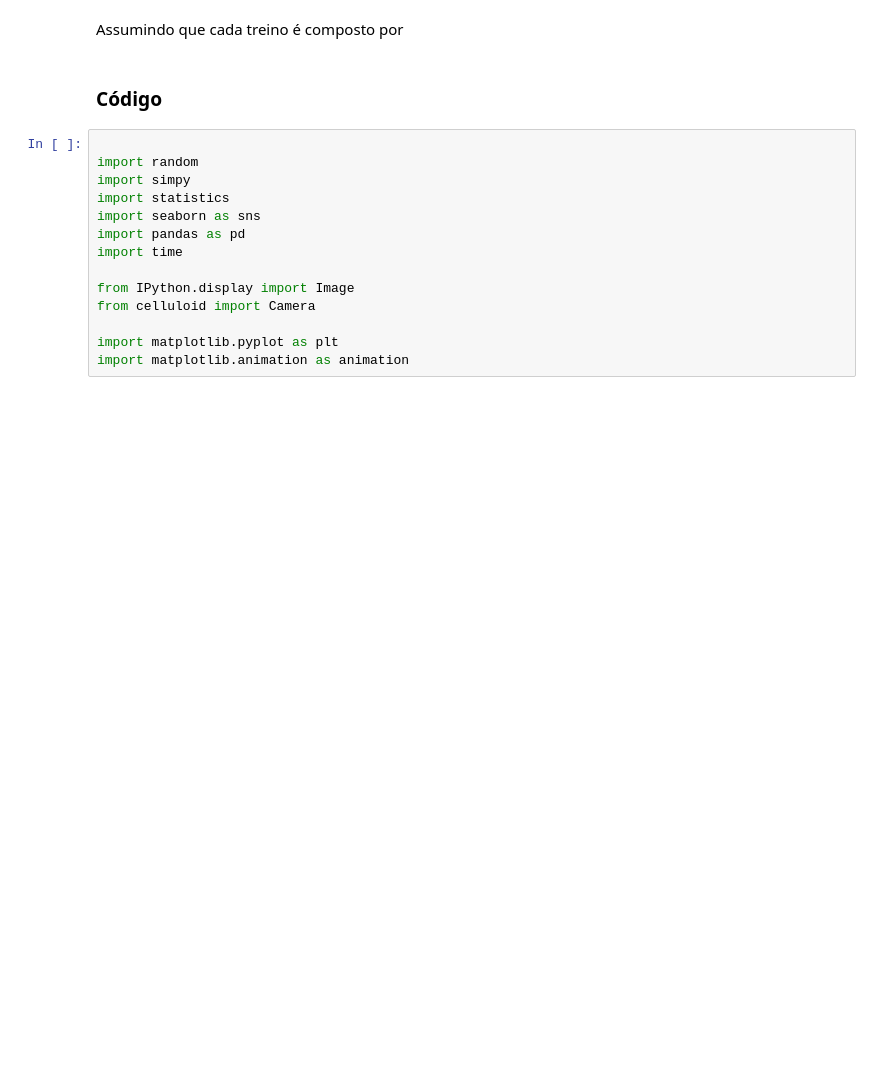
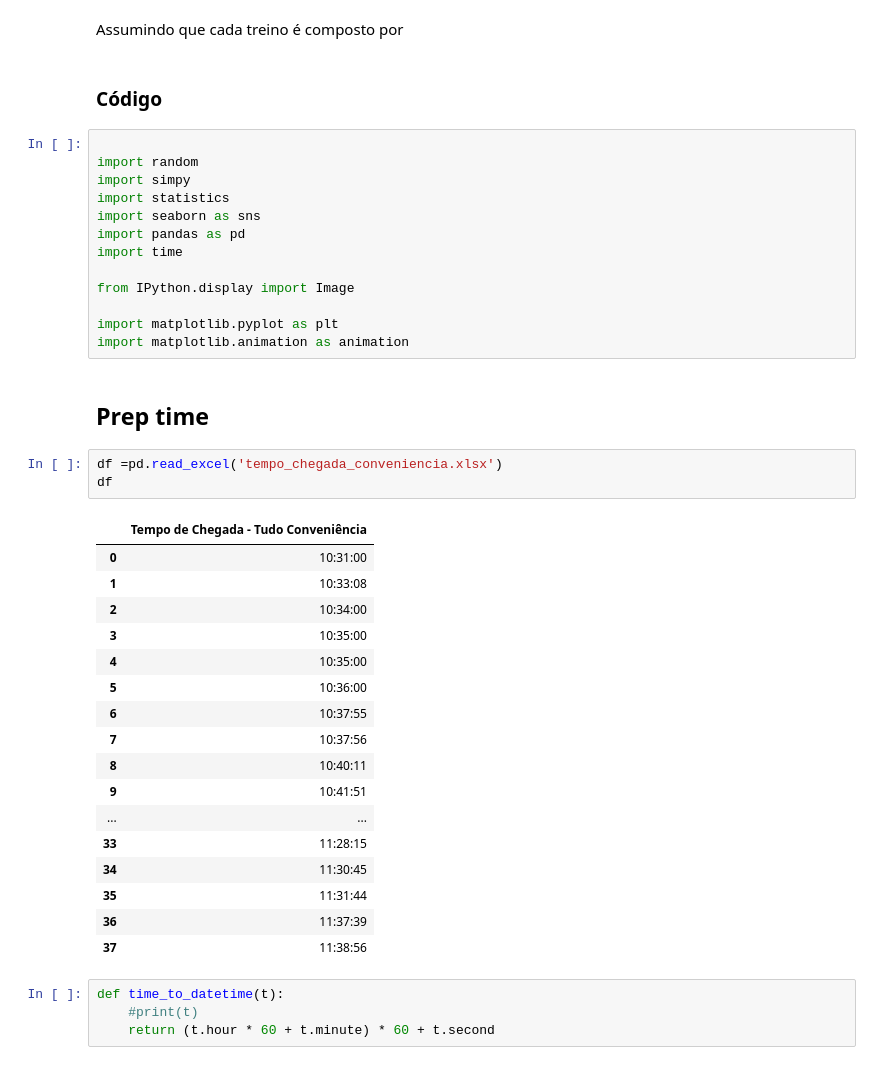
Before and after one commit to ErickFiel/Simulacao-Discreta, a Jupyter notebook: simulation.ipynb, the cells around one changed output. Drawn from its saved outputs; the diff is of its cells as text; blank space fills up the shorter version.

```diff
--- a/simulation.ipynb
+++ b/simulation.ipynb
@@ -101,7 +101,33 @@ import pandas as pd
 import time
 
 from IPython.display import Image
-from celluloid import Camera
 
 import matplotlib.pyplot as plt
 import matplotlib.animation as animation
+# %% [markdown]
+## Prep time
+# %%
+df =pd.read_excel('tempo_chegada_conveniencia.xlsx')
+df
+# %% [output]
+|  | Tempo de Chegada - Tudo Conveniência |
+| 0 | 10:31:00 |
+| 1 | 10:33:08 |
+| 2 | 10:34:00 |
+| 3 | 10:35:00 |
+| 4 | 10:35:00 |
+| 5 | 10:36:00 |
+| 6 | 10:37:55 |
+| 7 | 10:37:56 |
+| 8 | 10:40:11 |
+| 9 | 10:41:51 |
+| ... | ... |
+| 33 | 11:28:15 |
+| 34 | 11:30:45 |
+| 35 | 11:31:44 |
+| 36 | 11:37:39 |
+| 37 | 11:38:56 |
+# %%
+def time_to_datetime(t):
+    #print(t)
+    return (t.hour * 60 + t.minute) * 60 + t.second
```
Also changed, not shown: parts of 4 cells of this notebook, 2 other files.
